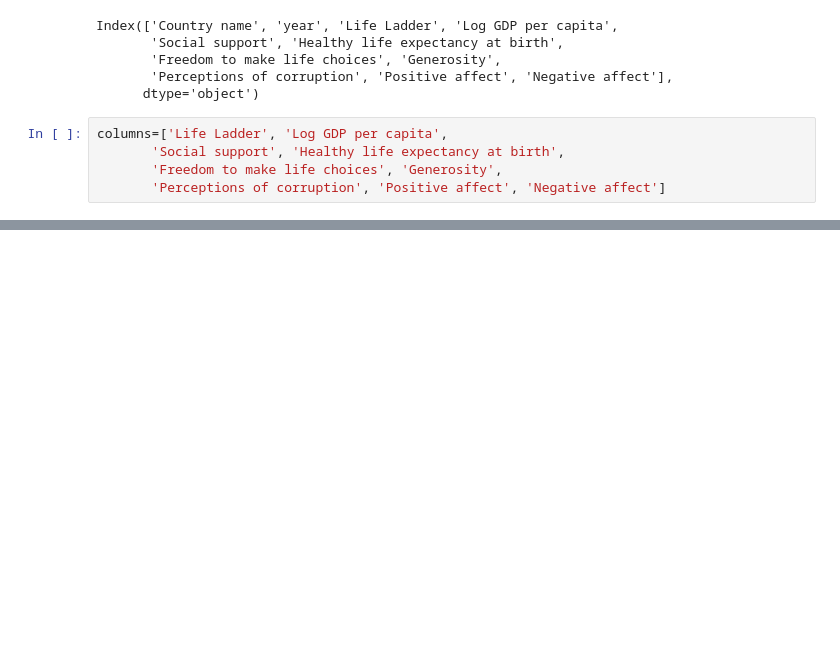
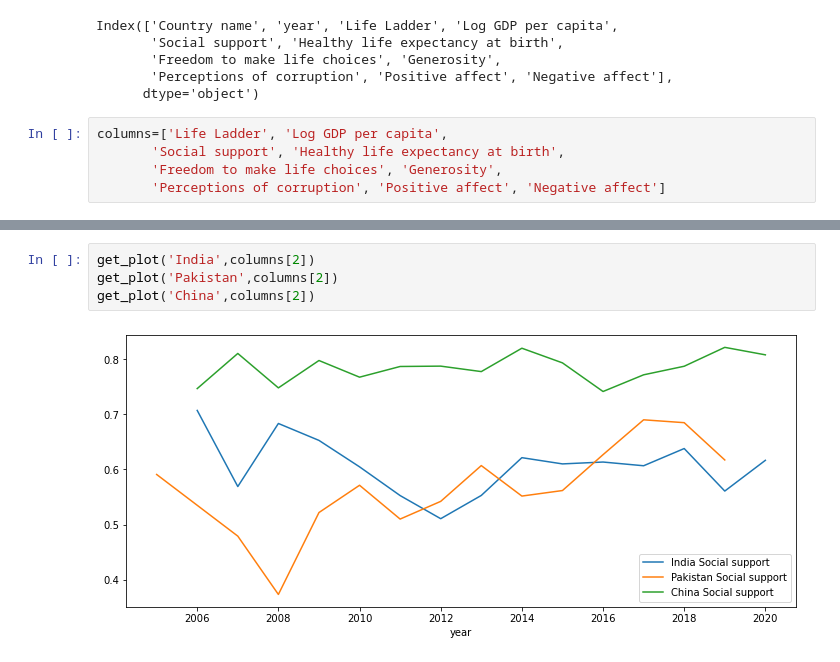
Before and after one commit to yashmathur0310/hackathon, a Jupyter notebook: plot.ipynb, the cells around one changed output, grey strips where cells are left out. Drawn from its saved outputs; the diff is of its cells as text; blank space fills up the shorter version.

```diff
--- a/plot.ipynb
+++ b/plot.ipynb
@@ -57,0 +67,6 @@ get_plot('China',columns[1])
+# %%
+get_plot('India',columns[2])
+get_plot('Pakistan',columns[2])
+get_plot('China',columns[2])
+# %% [output]
+[figure, added]
```
Also changed, not shown: parts of 9 cells of this notebook.
